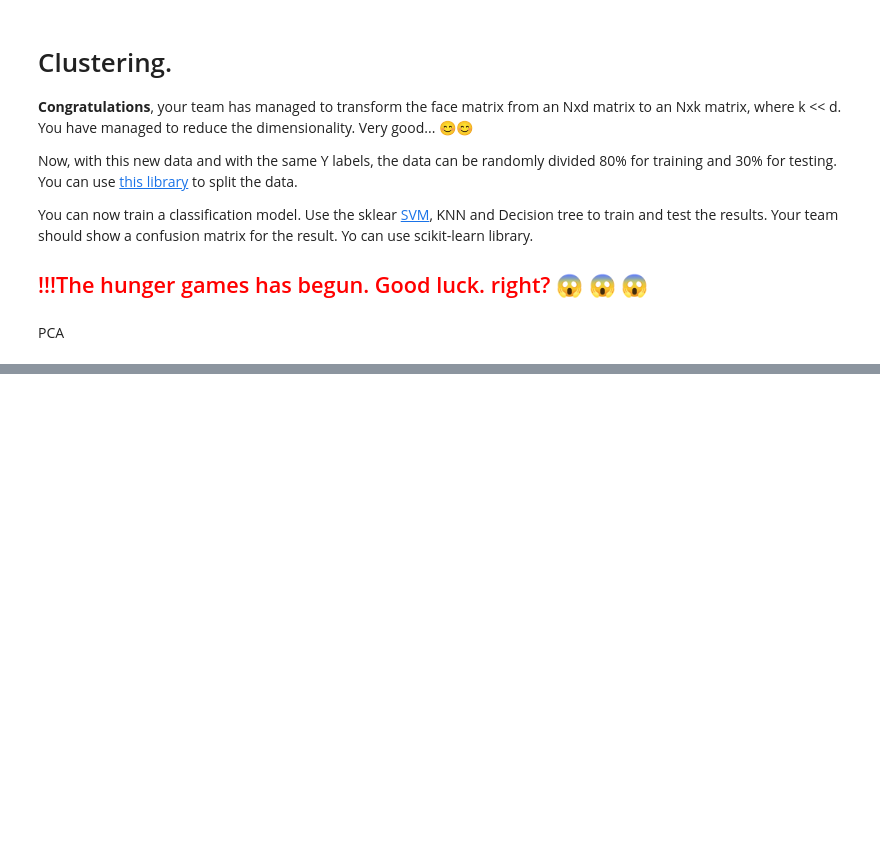
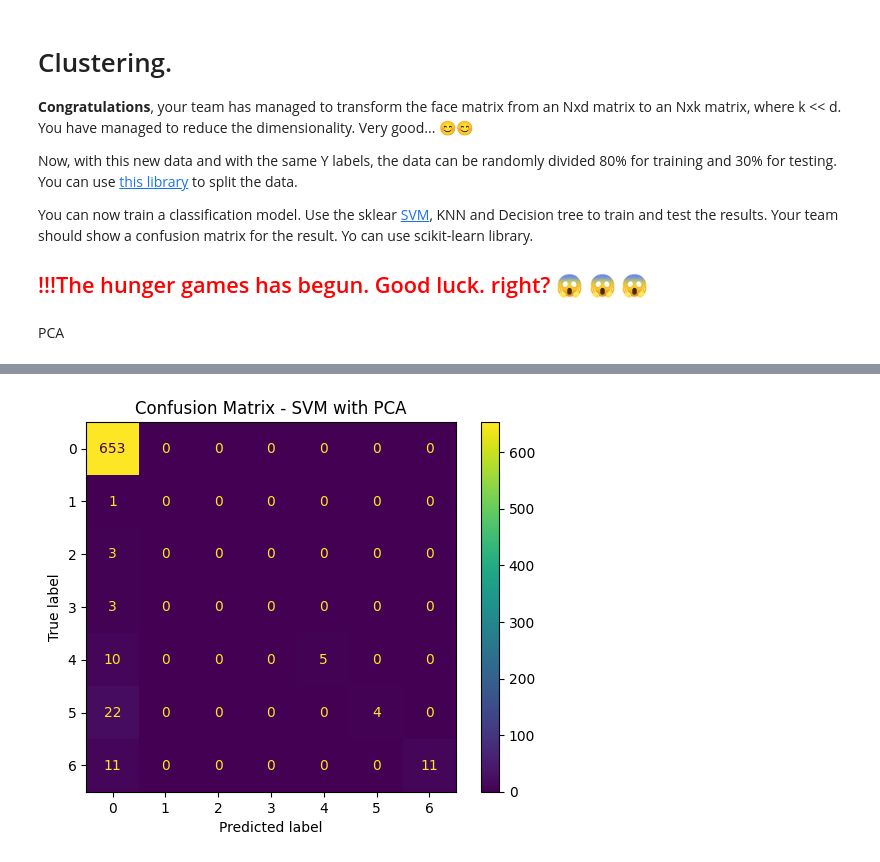
Before and after one commit to GeraldineQuispeT/Machine-Learning, a Jupyter notebook: Maestría_SVM.ipynb, the cells around one changed output, grey strips where cells are left out. Saved outputs shown, nothing was run; the diff lists cells and outputs as text; code cells hidden in the pictures; blank space fills up the shorter version.

```diff
--- a/Maestría_SVM.ipynb
+++ b/Maestría_SVM.ipynb
@@ -252,0 +332,8 @@ SVM F1 Score con PCA: 0.9024865369497282
+# %%
+cm_svm = confusion_matrix(y_test_pca, Y_pred_svm)
+disp_svm = ConfusionMatrixDisplay(confusion_matrix=cm_svm)
+disp_svm.plot()
+plt.title('Confusion Matrix - SVM with PCA')
+plt.show()
+# %% [output]
+[figure, added]
```
Also changed, not shown: parts of 15 cells of this notebook.
